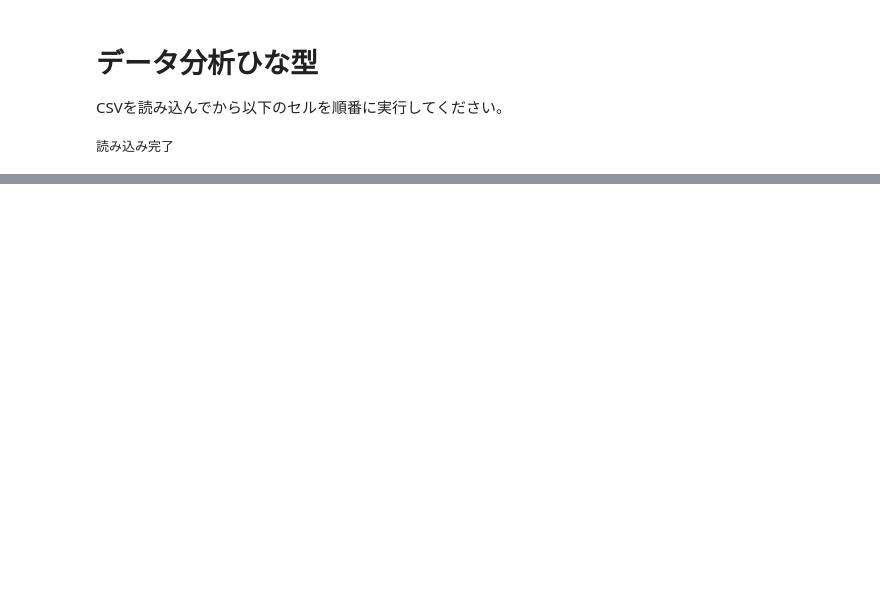
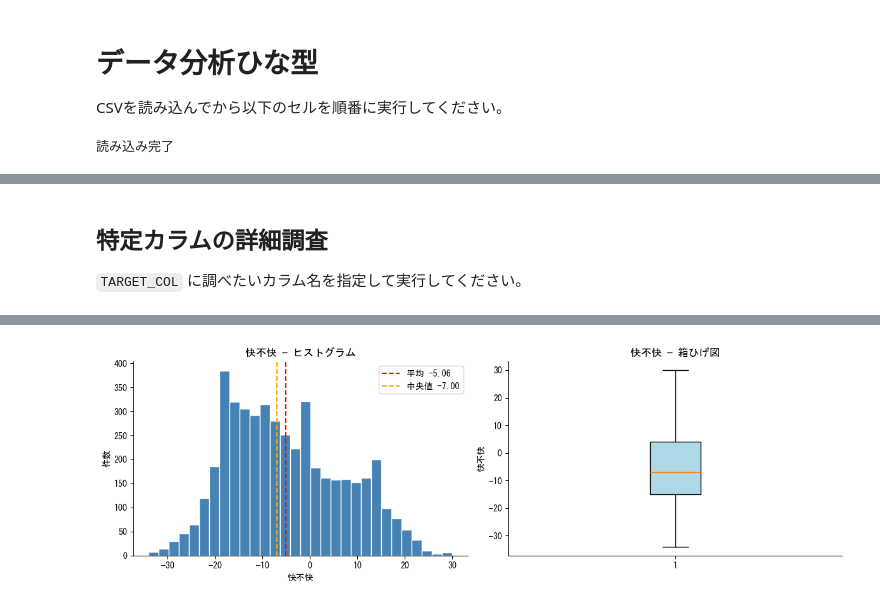
Before and after one commit to Akiyama-Kanata/emotion2vec_HCUDB, a Jupyter notebook: vad_downstream/data_analysis.ipynb, the cells around one changed output, grey strips where cells are left out. Cells and saved outputs as stored; diff of their text form; code cells hidden in the pictures; blank space fills up the shorter version.

```diff
--- a/vad_downstream/data_analysis.ipynb
+++ b/vad_downstream/data_analysis.ipynb
@@ -177,0 +180,72 @@ for col in path_like_cols:
+# %% [markdown]
+## 特定カラムの詳細調査
+`TARGET_COL` に調べたいカラム名を指定して実行してください。
+# %%
+# Cell 8: 特定カラムの詳細調査
+# ↓ ここを変えるだけ
+TARGET_COL = "快不快"   # 調べたいカラム名
+
+# ── 存在チェック ──────────────────────────────────────────
+if TARGET_COL not in df.columns:
+    print(f"列 '{TARGET_COL}' は存在しません。\n利用可能な列: {df.columns.tolist()}")
+else:
+    s = df[TARGET_COL]
+    dtype = s.dtype
+    n_unique = s.nunique()
+
+    print(f"=== [{TARGET_COL}]  dtype={dtype}  ユニーク数={n_unique} ===\n")
+
+    # ── 数値列 ────────────────────────────────────────────
+    if np.issubdtype(dtype, np.number):
+        print("── 基本統計量 ──")
+        print(s.describe().to_string())
+        print(f"\n歪度(skewness): {s.skew():.4f}")
+        print(f"尖度(kurtosis): {s.kurtosis():.4f}")
+
+        fig, axes = plt.subplots(1, 2, figsize=(12, 4))
+
+        axes[0].hist(s.dropna(), bins=30, color='steelblue', edgecolor='white')
+        axes[0].set_title(f"{TARGET_COL} — ヒストグラム")
+        axes[0].set_xlabel(TARGET_COL)
+        axes[0].set_ylabel("件数")
+        axes[0].axvline(s.mean(), color='red', linestyle='--', label=f"平均 {s.mean():.2f}")
+        axes[0].axvline(s.median(), color='orange', linestyle='--', label=f"中央値 {s.median():.2f}")
+        axes[0].legend()
+
+        axes[1].boxplot(s.dropna(), vert=True, patch_artist=True,
+                        boxprops=dict(facecolor='lightblue'))
+        axes[1].set_title(f"{TARGET_COL} — 箱ひげ図")
+        axes[1].set_ylabel(TARGET_COL)
+
+        for ax in axes:
+            ax.spines[['top', 'right']].set_visible(False)
+        plt.tight_layout()
+        plt.show()
+
+    # ── カテゴリ / 文字列列 ──────────────────────────────
+    else:
+        vc = s.value_counts()
+        pct = (vc / len(s) * 100).round(2)
+        summary = pd.DataFrame({"件数": vc, "割合(%)": pct})
+        print("── 値カウント ──")
+        print(summary.to_string())
+
+        if n_unique <= 50:
+            fig, ax = plt.subplots(figsize=(8, max(3, n_unique * 0.4)))
+            colors = plt.cm.tab20.colors
+            bars = ax.barh(vc.index.astype(str)[::-1], vc.values[::-1],
+                           color=[colors[i % len(colors)] for i in range(len(vc))][::-1])
+            ax.set_title(f"{TARGET_COL} — 値の分布", fontsize=13, fontweight='bold')
+            ax.set_xlabel("件数")
+            for bar, v in zip(bars, vc.values[::-1]):
+                ax.text(bar.get_width() + vc.max() * 0.01,
+                        bar.get_y() + bar.get_height() / 2,
+                        f'{v:,}', va='center', fontsize=9)
+            ax.set_xlim(0, vc.max() * 1.18)
+            ax.spines[['top', 'right']].set_visible(False)
+            plt.tight_layout()
+            plt.show()
+        else:
+            print(f"\nユニーク値が多い({n_unique}種)ためグラフは省略。先頭20件:")
+            print(vc.head(20).to_string())
+# %% [output]
@@ -177,0 +266 @@ for col in path_like_cols:
+[figure, added]
```
Also changed, not shown: parts of 10 cells of this notebook, 12 other files.
